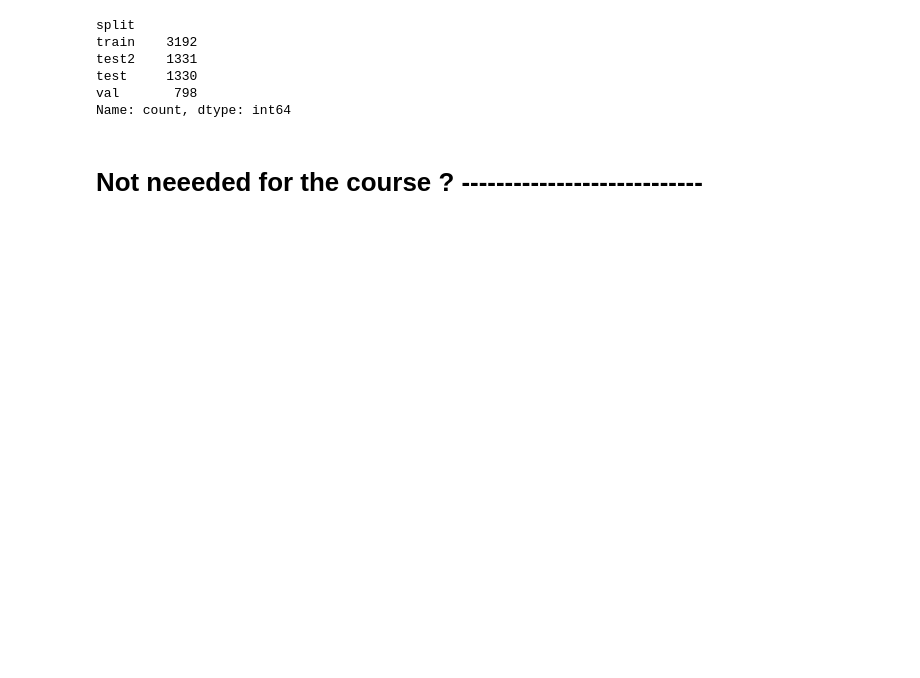
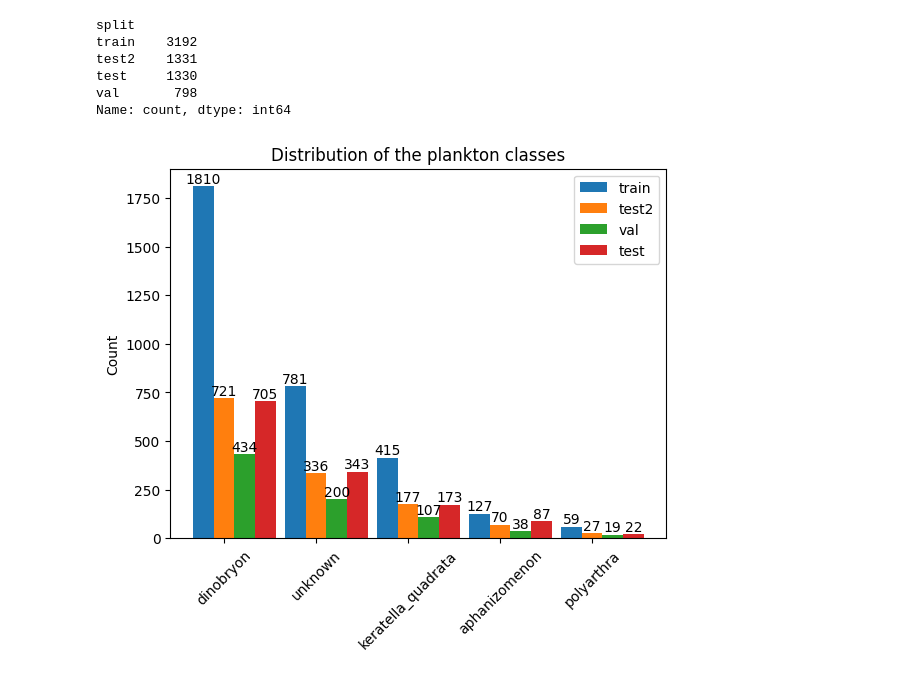
Before and after one commit to JuanFelipeRuiz/lit_ecology_classifier, a Jupyter notebook: notebooks/2_train_test_splits.ipynb, the cells around one changed output. Drawn from its saved outputs; the diff is of its cells as text; code cells hidden in the pictures; blank space fills up the shorter version.

```diff
--- a/notebooks/2_train_test_splits.ipynb
+++ b/notebooks/2_train_test_splits.ipynb
@@ -181,5 +212,7 @@ test2    1331
 test     1330
 val       798
 Name: count, dtype: int64
-# %% [markdown]
-# Not neeeded for the course ? ----------------------------
+# %%
+plot_distributions_of_plankton_classes_by_split(split2, splits=split2.split.unique())
+# %% [output]
+[figure, added]
```
Also changed, not shown: parts of 9 cells of this notebook, 2 other files.
